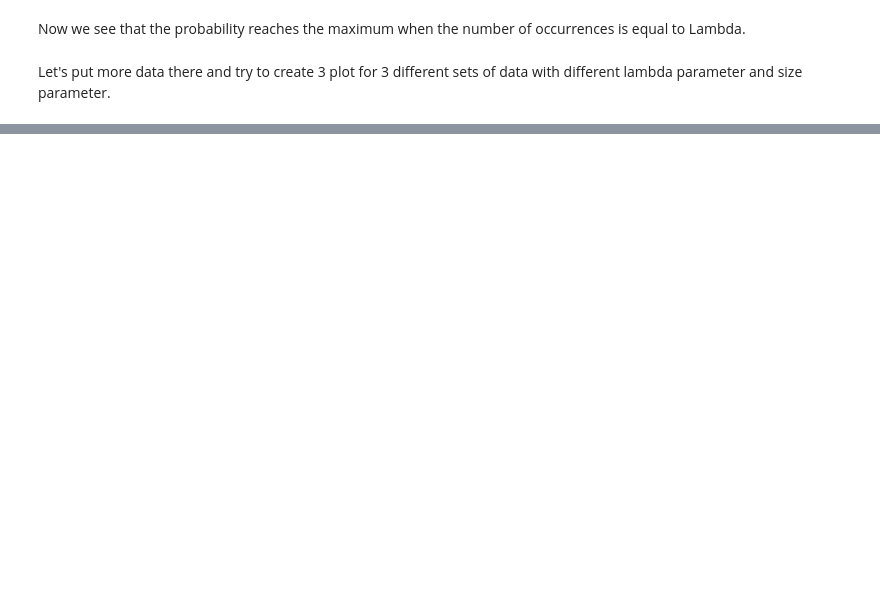
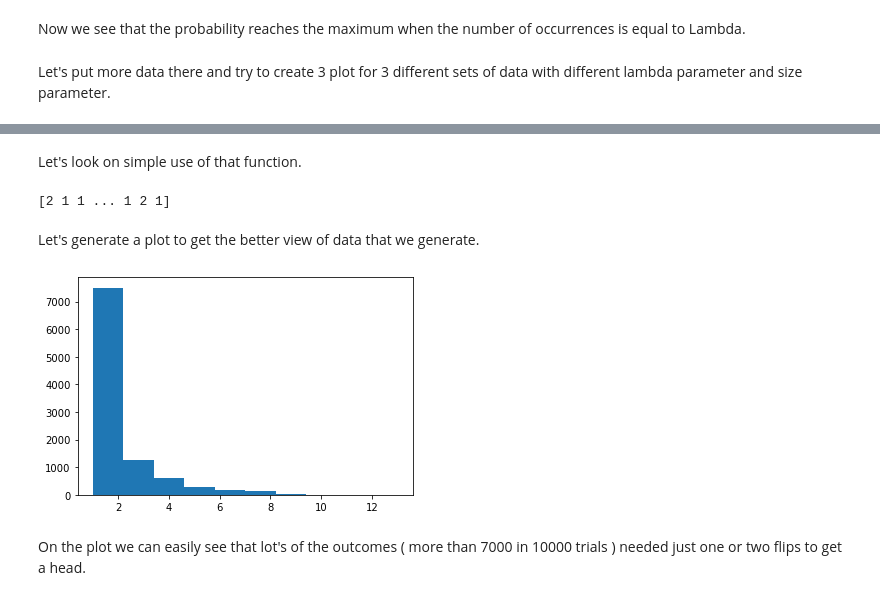
Before and after one commit to DracoNibilis/Numpy.random_Overview, a Jupyter notebook: numpy_random.ipynb, the cells around one changed output, grey strips where cells are left out. Saved outputs shown, nothing was run; the diff lists cells and outputs as text; code cells hidden in the pictures; blank space fills up the shorter version.

Commit message:
geometric distribution

```diff
--- a/numpy_random.ipynb
+++ b/numpy_random.ipynb
@@ -730,3 +755,23 @@ plt.show()
+# %% [markdown]
+Let's look on simple use of that function.
+# %%
+# back to flipping coin
+g_coin = np.random.geometric(p=0.5, # probability of success, head or tail ( 50%)
+                             size=10000) # generating 10000 points
+# how many flips it takes to get a Head
+print(g_coin)
+# %% [output]
+[2 1 1 ... 1 2 1]
+# %% [markdown]
+Let's generate a plot to get the better view of data that we generate.
+# %%
+# plot for above data
+plt.hist(g_coin)
+plt.show()
+# %% [output]
+[figure, added]
+# %% [markdown]
+On the plot we can easily see that lot's of the outcomes ( more than 7000 in 10000 trials ) needed just one or two flips to get a head.
 # %% [markdown]
 ***
 ***
```
Also changed, not shown: parts of 23 cells of this notebook.
